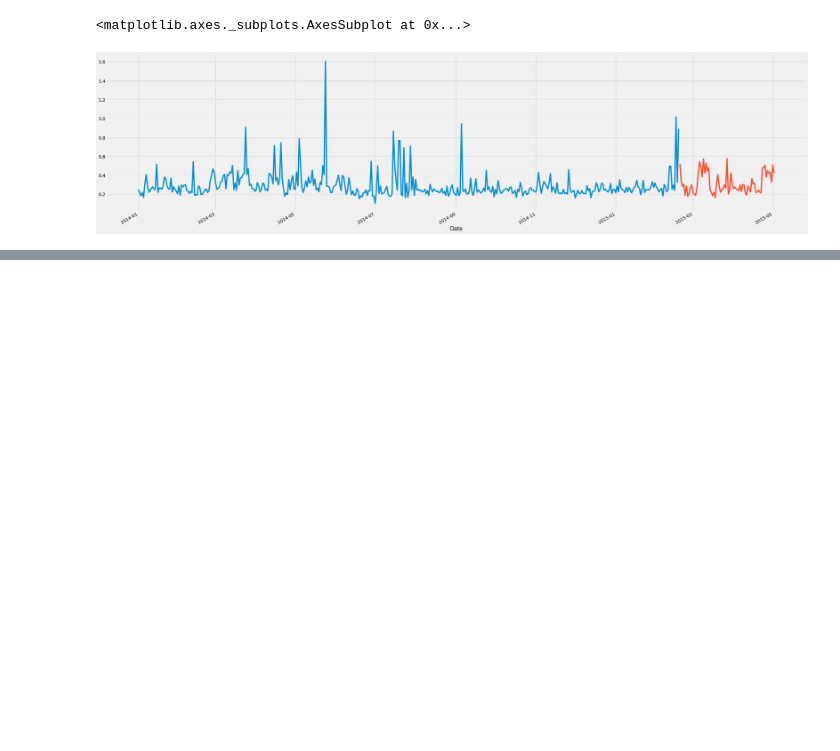
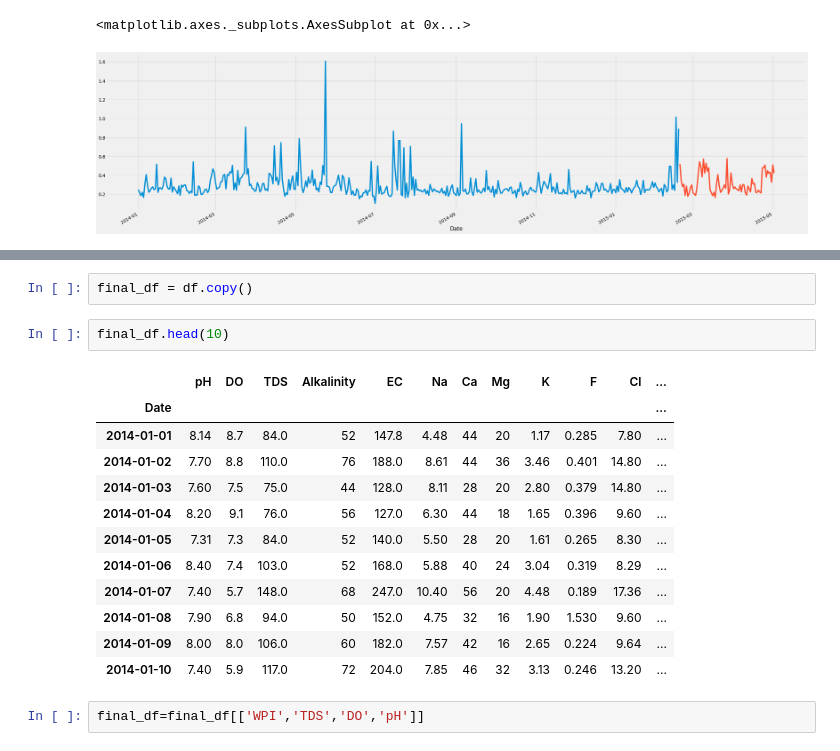
Before and after one commit to ApahSaroj/WPI, a Jupyter notebook: Timeseries_.ipynb, the cells around one changed output, grey strips where cells are left out. Saved outputs shown, nothing was run; the diff lists cells and outputs as text; blank space fills up the shorter version.

```diff
--- a/Timeseries_.ipynb
+++ b/Timeseries_.ipynb
@@ -286,0 +522,19 @@ plt.show()
+# %%
+final_df = df.copy()
+# %%
+final_df.head(10)
+# %% [output]
+|  | pH | DO | TDS | Alkalinity | EC | Na | Ca | Mg | K | F | Cl | ... |
+| Date |  |  |  |  |  |  |  |  |  |  |  | ... |
+| 2014-01-01 | 8.14 | 8.7 | 84.0 | 52 | 147.8 | 4.48 | 44 | 20 | 1.17 | 0.285 | 7.80 | ... |
+| 2014-01-02 | 7.70 | 8.8 | 110.0 | 76 | 188.0 | 8.61 | 44 | 36 | 3.46 | 0.401 | 14.80 | ... |
+| 2014-01-03 | 7.60 | 7.5 | 75.0 | 44 | 128.0 | 8.11 | 28 | 20 | 2.80 | 0.379 | 14.80 | ... |
+| 2014-01-04 | 8.20 | 9.1 | 76.0 | 56 | 127.0 | 6.30 | 44 | 18 | 1.65 | 0.396 | 9.60 | ... |
+| 2014-01-05 | 7.31 | 7.3 | 84.0 | 52 | 140.0 | 5.50 | 28 | 20 | 1.61 | 0.265 | 8.30 | ... |
+| 2014-01-06 | 8.40 | 7.4 | 103.0 | 52 | 168.0 | 5.88 | 40 | 24 | 3.04 | 0.319 | 8.29 | ... |
+| 2014-01-07 | 7.40 | 5.7 | 148.0 | 68 | 247.0 | 10.40 | 56 | 20 | 4.48 | 0.189 | 17.36 | ... |
+| 2014-01-08 | 7.90 | 6.8 | 94.0 | 50 | 152.0 | 4.75 | 32 | 16 | 1.90 | 1.530 | 9.60 | ... |
+| 2014-01-09 | 8.00 | 8.0 | 106.0 | 60 | 182.0 | 7.57 | 42 | 16 | 2.65 | 0.224 | 9.64 | ... |
+| 2014-01-10 | 7.40 | 5.9 | 117.0 | 72 | 204.0 | 7.85 | 46 | 32 | 3.13 | 0.246 | 13.20 | ... |
+# %%
+final_df=final_df[['WPI','TDS','DO','pH']]
```
Also changed, not shown: parts of 25 cells of this notebook.
